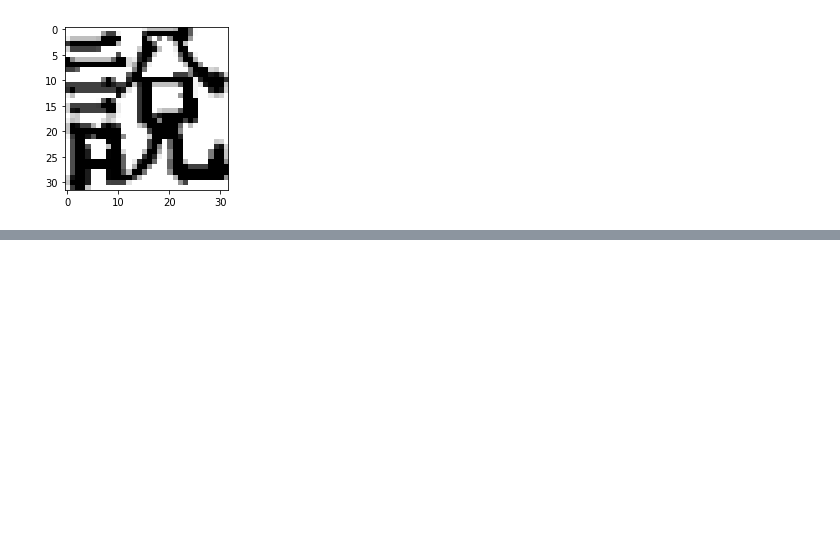
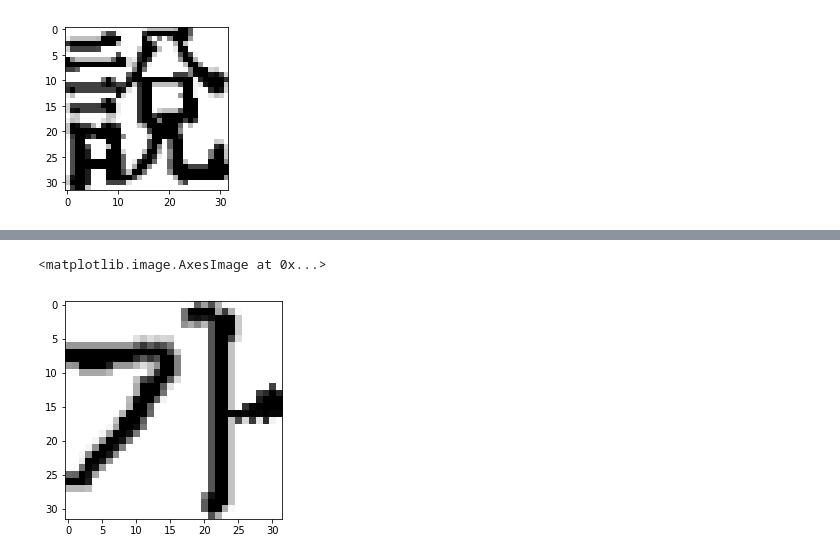
Before and after one commit to yongduek/WayneProject, a Jupyter notebook: viewdata.ipynb, the cells around one changed output, grey strips where cells are left out. Drawn from its saved outputs; the diff is of its cells as text; code cells hidden in the pictures; blank space fills up the shorter version.

```diff
--- a/viewdata.ipynb
+++ b/viewdata.ipynb
@@ -125,0 +152,14 @@ imshow('image display', img)
+# %%
+#[x for x in rkdf['base64']]
+cv_from_b64 (rkdf['base64'].iloc[0])
+imgs = []
+for x in rkdf['base64']:
+#    print (x)
+    imgs.append (cv_from_b64(x))
+#
+# %%
+#rkdf['base64'].iloc[0]
+plt.imshow (imgs[20], cmap='gray')
+# %% [output]
+<matplotlib.image.AxesImage at 0x...>
+[figure, added]
```
Also changed, not shown: parts of 47 cells of this notebook, 1 other file.
